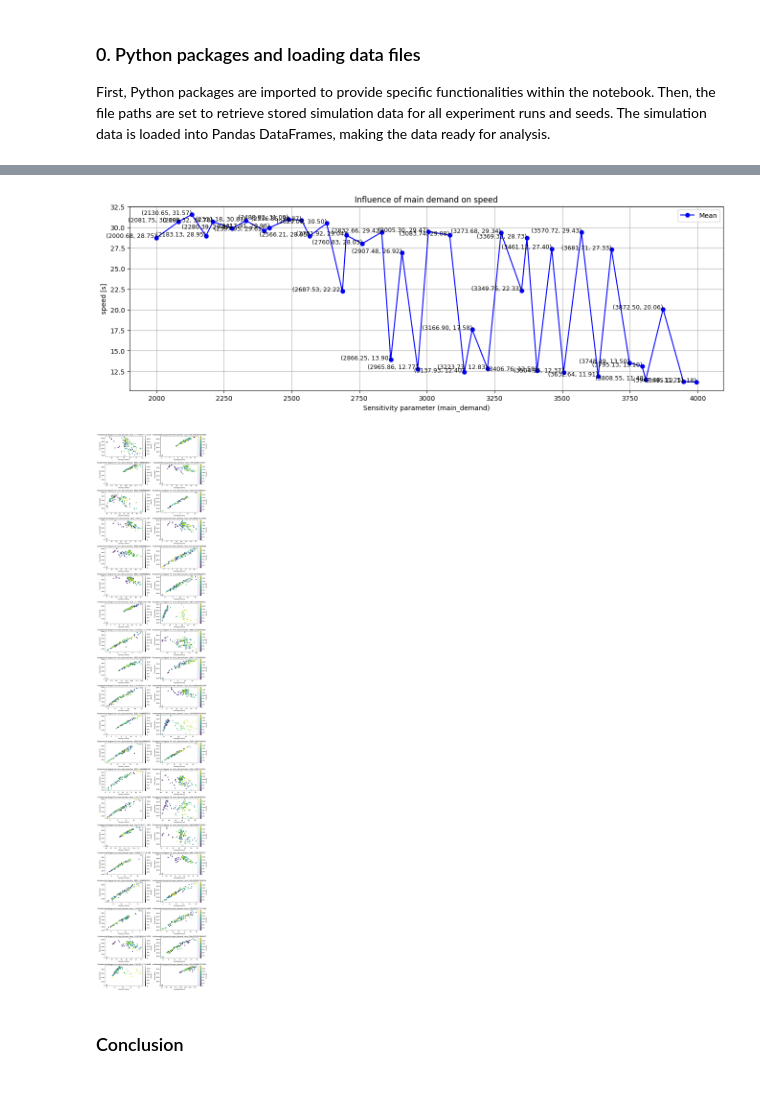
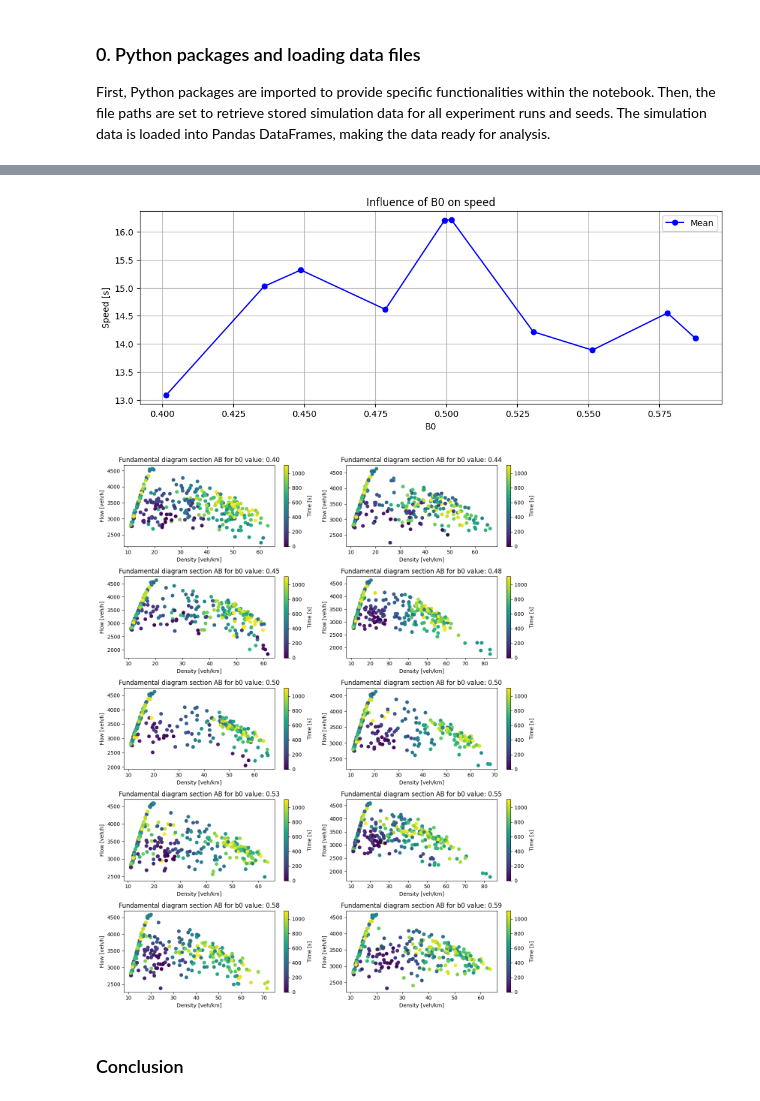
Before and after one commit to J-Poland/GraduationOTS, a Jupyter notebook: thesis_experiments/notebooks/sensitivity_analysis/sensitivity_analysis_B0.ipynb, the cells around one changed output, grey strips where cells are left out. Cells and saved outputs as stored; diff of their text form; code cells hidden in the pictures.

```diff
--- a/thesis_experiments/notebooks/sensitivity_analysis/sensitivity_analysis_B0.ipynb
+++ b/thesis_experiments/notebooks/sensitivity_analysis/sensitivity_analysis_B0.ipynb
@@ -24,11 +24,12 @@ warnings.simplefilter(action='ignore', category=FutureWarning)
 pd.set_option('display.max_rows', None)
 # %%
 # simulation output folder
-experiment_name = 'explore_demand_test'
+# experiment_name = 'explore_demand_test'
+experiment_name = 'B0_sensitivity_run_2'
 
 # load Java simulation data
-# experiment_folder = fr'F:\jesse_sim_results\{experiment_name}'
-experiment_folder = fr'..\data\{experiment_name}'
+experiment_folder = fr'F:\jesse_sim_results\{experiment_name}'
+# experiment_folder = fr'..\data\{experiment_name}'
 
 # available files
 input_values = 'inputValues.csv'
@@ -174,7 +178,7 @@ sensitivity_analysis_line_plot_mean(calculate_jerk(df_level0), 'main_demand', 'j
 # %%
-sensitivity_analysis_line_plot_mean(df_level0, 'main_demand', 'speed')
+sensitivity_analysis_line_plot_mean(df_gtu, 'b0', 'speed')
 # %% [output]
-[figure, old version]
+[figure, new version]
 # %%
 # add time column
 def add_time_column(df, sample_interval):
@@ -200,14 +204,16 @@ def convert_fd_data(df):
     return df_converted
 
 def show_fd_scatter_plot_sections(df, sens_param, sens_param_values, section):
+    # sort values
+    sorted_values = sorted(sens_param_values)
     # create plots for all sections
     n_columns = 2
-    n_rows = (len(sens_param_values) + n_columns - 1) // n_columns
+    n_rows = (len(sorted_values) + n_columns - 1) // n_columns
     fig, axes = plt.subplots(n_rows, n_columns, figsize=(12, n_rows * 3))
     axes = axes.flatten()
 
     # print each seed seperately
-    for i, value in enumerate(sens_param_values):
+    for i, value in enumerate(sorted_values):
         # get copy of df
         df_temp = df.copy()
         # only get dataframe with this value
@@ -216,7 +222,7 @@ def show_fd_scatter_plot_sections(df, sens_param, sens_param_values, section):
         scatter = axes[i].scatter(df_temp[f'{section}_density'], df_temp[f'{section}_flow'], c=df_temp['time'], cmap='viridis')
         axes[i].set_xlabel('Density [veh/km]')
         axes[i].set_ylabel('Flow [veh/h]')
-        axes[i].set_title(f'Fundamental diagram for {sens_param} value: {value}')
+        axes[i].set_title(f'Fundamental diagram section {section} for {sens_param} value: {value:.2f}')
 
         # set color bar
         fig.colorbar(scatter, ax=axes[i], label='Time [s]')
@@ -247,17 +253,18 @@ df_fd = df_fd.dropna(subset=['BC.RIGHT_flow'])
 # add time column, each FD calculation represents 30 sec
 df_fd = add_time_column(df_fd, 30)
 # select columns of interest
-variables_of_interest = ['time', 'seed', 'run', 'main_demand'] + variables
-# variables_of_interest = ['sensitivity_analysis_value'] + variables
+# variables_of_interest = ['time', 'seed', 'run', 'main_demand'] + variables
+variables_of_interest = ['time', 'seed', 'run', 'sensitivity_analysis_value'] + variables
 df_fd = filter_columns(df_fd, variables_of_interest)
 # rename column of the sensitivity analysis parameter
-# df_fd.rename(columns = {'sensitivity_analysis_value':'b0'}, inplace = True)
+df_fd.rename(columns = {'sensitivity_analysis_value':'b0'}, inplace = True)
 # %%
 # combine road areas
 df_fd_combined = pd.DataFrame()
 # get run info
 df_fd_combined['time'] = df_fd['time']
-df_fd_combined['main_demand'] = df_fd['main_demand']
+df_fd_combined['b0'] = df_fd['b0']
+# df_fd_combined['main_demand'] = df_fd['main_demand']
 df_fd_combined['seed'] = df_fd['seed']
 df_fd_combined['run'] = df_fd['run']
 # create AB section (main lanes pre-merging)
@@ -279,8 +286,8 @@ df_fd_combined['E2B.ONRAMP_speed'] = df_fd['E2B.ONRAMP_speed']
 # convert FD values
 df_new_fd = convert_fd_data(df_fd_combined)
 # %%
-show_fd_scatter_plot_sections(df_new_fd, 'main_demand', df_new_fd['main_demand'].unique().tolist(), 'BC')
+show_fd_scatter_plot_sections(df_new_fd, 'b0', df_new_fd['b0'].unique().tolist(), 'AB')
 # %% [output]
-[figure, old version]
+[figure, new version]
 # %% [markdown]
 ### Conclusion
```
Also changed, not shown: parts of 5 cells of this notebook, 11 other files.
